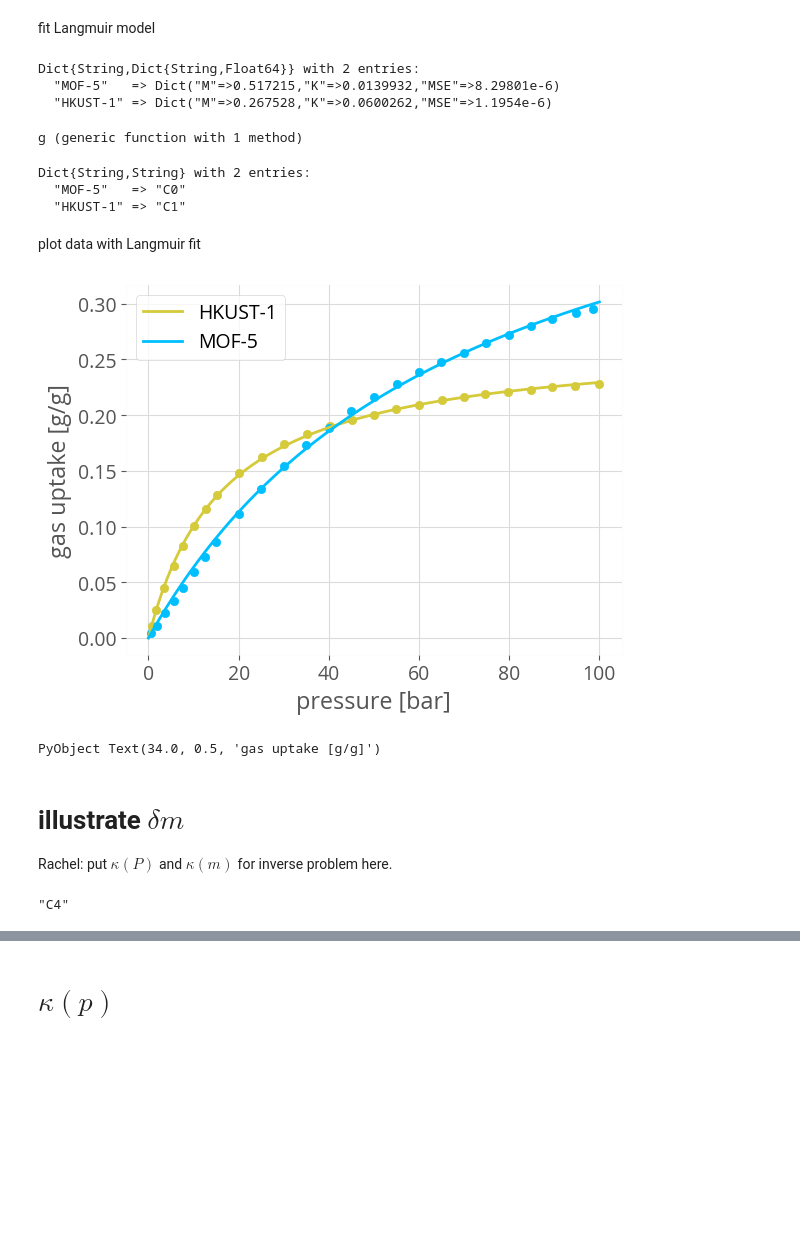
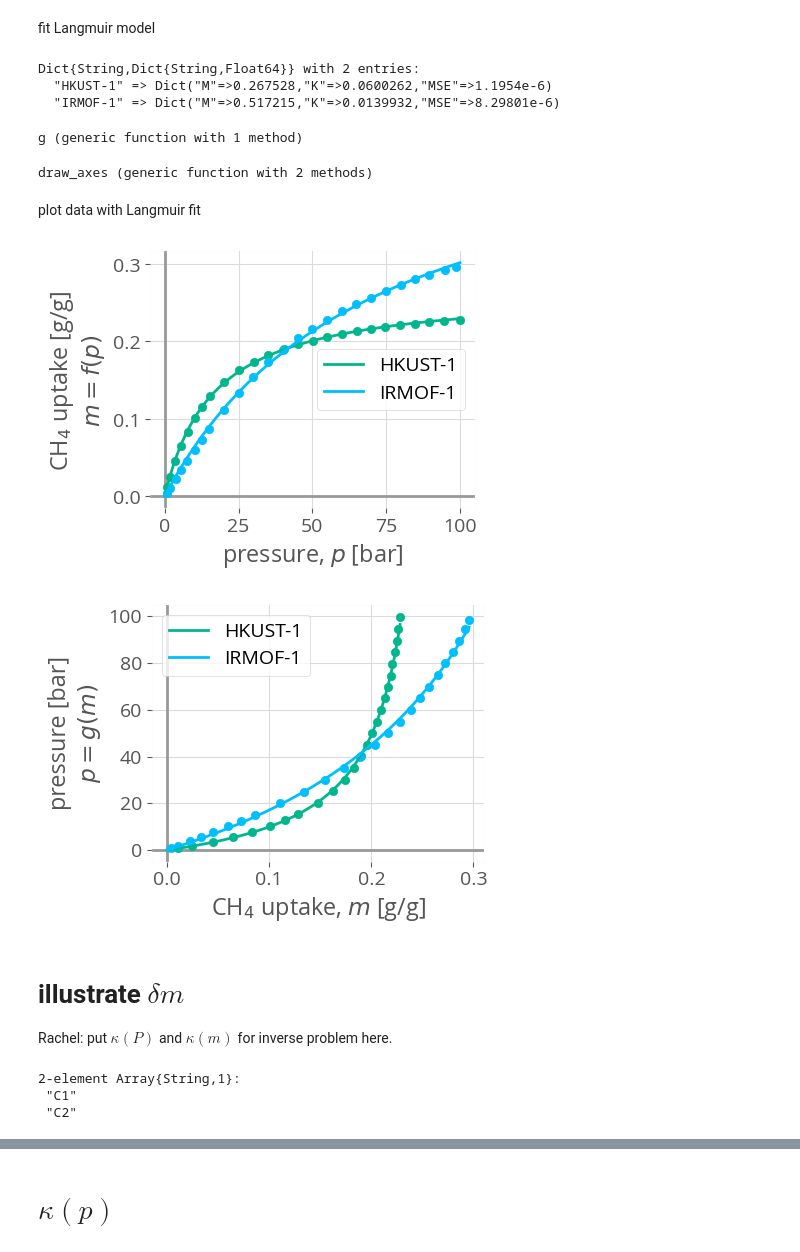
Before and after one commit to SimonEnsemble/nonlinear_sensing, a Jupyter notebook: one_d_sensing/1D sensing.ipynb, the cells around one changed output, grey strips where cells are left out. Cells and saved outputs as stored; diff of their text form; code cells hidden in the pictures; blank space fills up the shorter version.

```diff
--- a/one_d_sensing/1D sensing.ipynb
+++ b/one_d_sensing/1D sensing.ipynb
@@ -14,6 +14,6 @@ plot()
 read in adsorption data, covert uptake to mmol/g
 # %%
-mofs = ["HKUST-1", "MOF-5"]
+mofs = ["HKUST-1", "IRMOF-1"]
 df = Dict{String, DataFrame}()
 for mof in mofs
     df[mof] = CSV.read(joinpath("..", "adsorption_data", "ch4_" * mof * "_25C.csv"), comment="#")
@@ -34,7 +34,7 @@ fit Langmuir model
 params = Dict(mof => fit_adsorption_isotherm(df[mof], Symbol("P(bar)"), :g_g, :langmuir) for mof in mofs)
 # %% [output]
 Dict{String,Dict{String,Float64}} with 2 entries:
-  "MOF-5"   => Dict("M"=>0.517215,"K"=>0.0139932,"MSE"=>8.29801e-6)
   "HKUST-1" => Dict("M"=>0.267528,"K"=>0.0600262,"MSE"=>1.1954e-6)
+  "IRMOF-1" => Dict("M"=>0.517215,"K"=>0.0139932,"MSE"=>8.29801e-6)
 # %%
 f(p::Float64, mof::String) = params[mof]["M"] * params[mof]["K"] * p ./ (1 .+ params[mof]["K"] * p)
@@ -42,35 +42,60 @@ g(m::Float64, mof::String) = 1 / params[mof]["K"] * m / (params[mof]["M"] - m) #
 # %% [output]
 g (generic function with 1 method)
-# %%
-mof_to_color = Dict("MOF-5" => "C0", "HKUST-1" => "C1")
-# %% [output]
-Dict{String,String} with 2 entries:
-  "MOF-5"   => "C0"
-  "HKUST-1" => "C1"
+# %%
+mof_to_color = Dict("IRMOF-1" => "C0", "HKUST-1" => "C3")
+function draw_axes()
+    axvline(x=0, color="0.6", zorder=1)
+    axhline(y=0, color="0.6", zorder=1)
+end
+
+function draw_axes(ax)
+    ax.axvline(x=0, color="0.6", zorder=1)
+    ax.axhline(y=0, color="0.6", zorder=1)
+end
+# %% [output]
+draw_axes (generic function with 2 methods)
 # %% [markdown]
 plot data with Langmuir fit
 # %%
-figure()
+figure(figsize=[6.4, 4.8] * 0.75)
 p = range(0.0, 100.0, length=100)
 for mof in mofs
-    scatter(df[mof][:, Symbol("P(bar)")], df[mof][:, :g_g], color=mof_to_color[mof])
-    plot(p, f.(p, mof), label=mof, color=mof_to_color[mof])
+    scatter(df[mof][:, Symbol("P(bar)")], df[mof][:, :g_g], color=mof_to_color[mof], zorder=100)
+    plot(p, f.(p, mof), label=mof, color=mof_to_color[mof], zorder=100)
 end
+draw_axes()
 legend()
-xlabel("pressure [bar]")
-ylabel("gas uptake [g/g]")
+xlabel(L"pressure, $p$ [bar]")
+ylabel(L"CH$_4$ uptake [g/g]" * "\n" * L"$m=f(p)$")
+tight_layout()
+savefig("methane_adsorption.pdf", format="pdf")
+
+figure(figsize=[6.4, 4.8] * 0.75)
+for mof in mofs
+    m = range(0.0, maximum(df[mof][:, :g_g]), length=100)
+    scatter(df[mof][:, :g_g], df[mof][:, Symbol("P(bar)")], color=mof_to_color[mof], zorder=100)
+    plot(m, g.(m, mof), label=mof, color=mof_to_color[mof], zorder=100)
+end
+draw_axes()
+legend()
+xlabel(L"CH$_4$ uptake, $m$ [g/g]")
+ylabel("pressure [bar]" * "\n" * L"$p=g(m)$")
+tight_layout()
+savefig("g.pdf", format="pdf")
 # %% [output]
-[figure, old version]
+[figure, new version]
-PyObject Text(34.0, 0.5, 'gas uptake [g/g]')
+[figure, added]
 # %% [markdown]
 # illustrate $\delta m$
 
 Rachel: put $\kappa(P)$ and $\kappa(m)$ for inverse problem here.
 # %%
 δm = 16.04 / 1000
-δ_color = "C4"
+δ_colors = ["C1", "C2"]
 # %% [output]
-"C4"
+2-element Array{String,1}:
+ "C1"
+ "C2"
 # %%
 ms = [4.0 * 16.04 / 1000, 13.0 * 16.04 / 1000]
 
```
Also changed, not shown: parts of 10 cells of this notebook, 4 other files.
